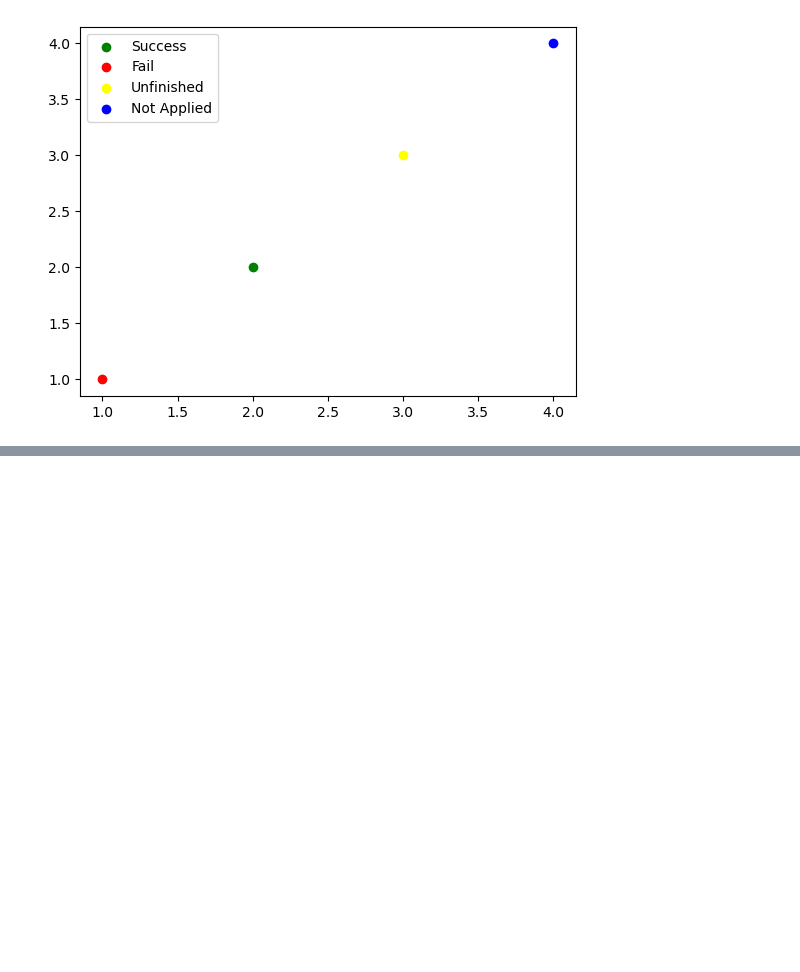
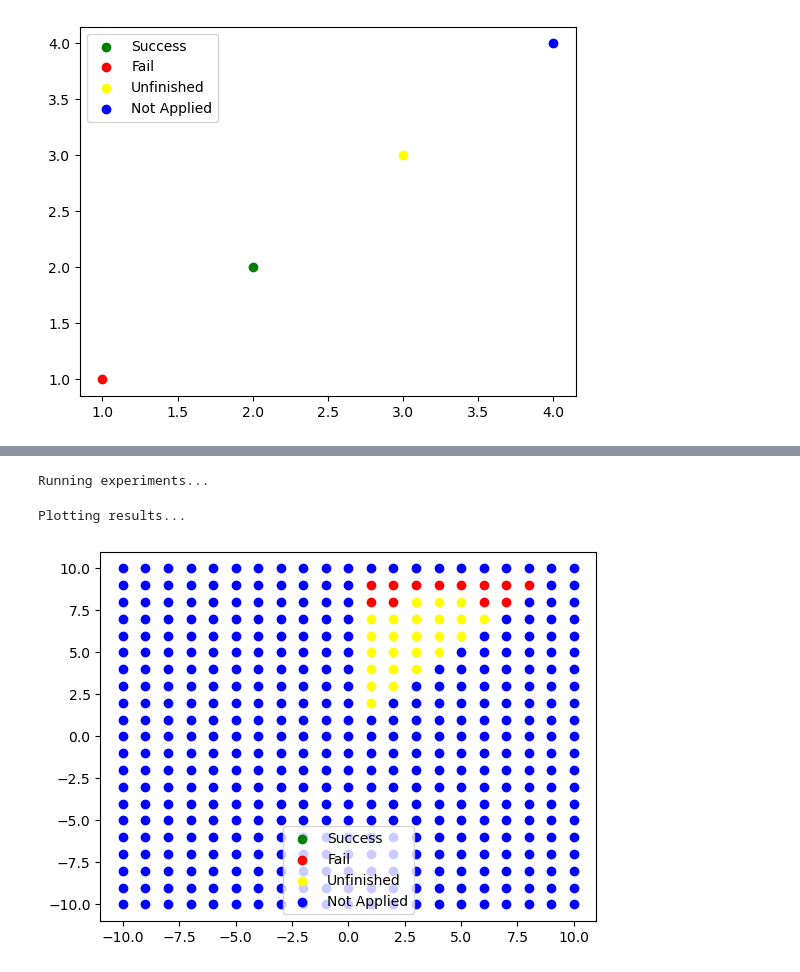
Before and after one commit to yosefgoren/Introduction-to-Software-Verification-236342, a Jupyter notebook: Homework_1/trails/q1.ipynb, the cells around one changed output, grey strips where cells are left out. Cells and saved outputs as stored; diff of their text form; code cells hidden in the pictures; blank space fills up the shorter version.

```diff
--- a/Homework_1/trails/q1.ipynb
+++ b/Homework_1/trails/q1.ipynb
@@ -50,0 +59,7 @@ Plotting results...
+# %%
+# D.
+plotResults(runGrid(Program_1, lambda x,y: 0 < x and x < y and y < 10, lambda x,y: False, n=10))
+# %% [output]
+Running experiments...
+Plotting results...
+[figure, added]
```
Also changed, not shown: parts of 5 cells of this notebook, 4 other files.
